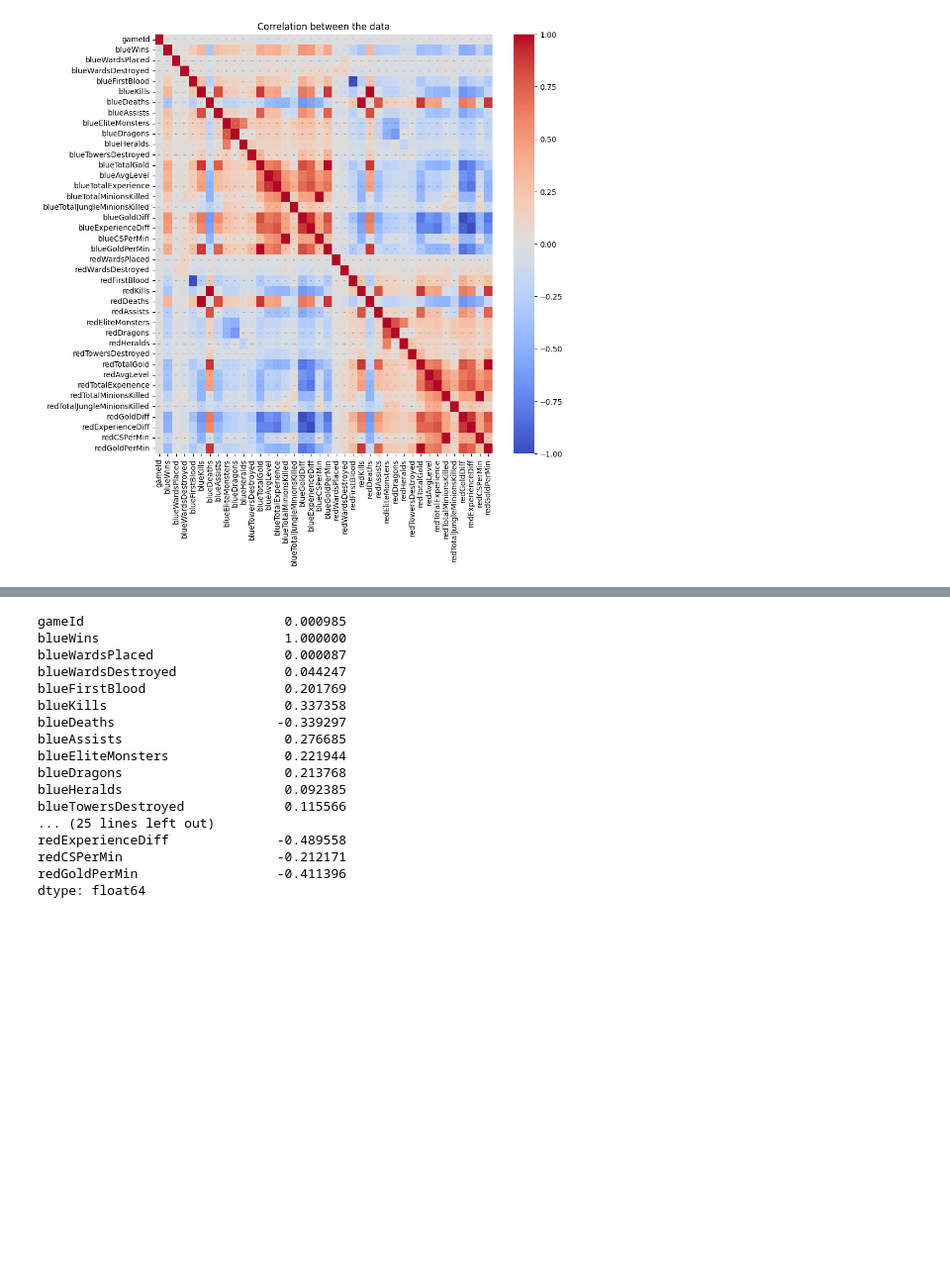
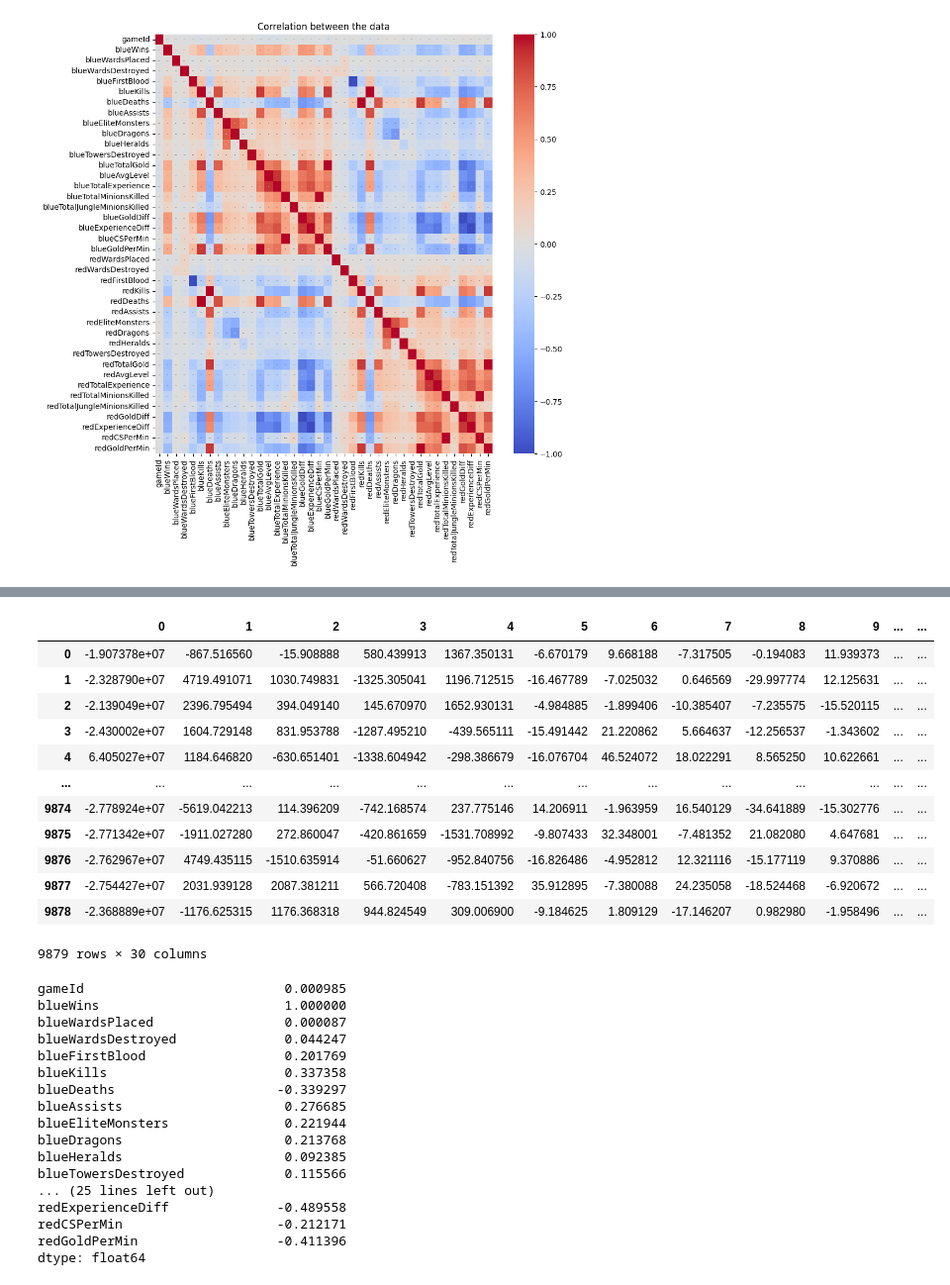
Before and after one commit to minzy213/skkukdt_minzy, a Jupyter notebook: diamond/high_diamond_ranked_10min.ipynb, the cells around one changed output, grey strips where cells are left out. Shown: that part at 99% size. Cells and saved outputs as stored; diff of their text form; code cells hidden in the pictures; blank space fills up the shorter version.

```diff
--- a/diamond/high_diamond_ranked_10min.ipynb
+++ b/diamond/high_diamond_ranked_10min.ipynb
@@ -145,3 +97,19 @@ Warning: Total number of columns (40) exceeds max_columns (20) limiting to first
+# %%
+pd.DataFrame(digits_pca)
+# %% [output]
+|  | 0 | 1 | 2 | 3 | 4 | 5 | 6 | 7 | 8 | 9 | ... | ... |
+| 0 | -1.907378e+07 | -867.516560 | -15.908888 | 580.439913 | 1367.350131 | -6.670179 | 9.668188 | -7.317505 | -0.194083 | 11.939373 | ... | ... |
+| 1 | -2.328790e+07 | 4719.491071 | 1030.749831 | -1325.305041 | 1196.712515 | -16.467789 | -7.025032 | 0.646569 | -29.997774 | 12.125631 | ... | ... |
+| 2 | -2.139049e+07 | 2396.795494 | 394.049140 | 145.670970 | 1652.930131 | -4.984885 | -1.899406 | -10.385407 | -7.235575 | -15.520115 | ... | ... |
+| 3 | -2.430002e+07 | 1604.729148 | 831.953788 | -1287.495210 | -439.565111 | -15.491442 | 21.220862 | 5.664637 | -12.256537 | -1.343602 | ... | ... |
+| 4 | 6.405027e+07 | 1184.646820 | -630.651401 | -1338.604942 | -298.386679 | -16.076704 | 46.524072 | 18.022291 | 8.565250 | 10.622661 | ... | ... |
+| ... | ... | ... | ... | ... | ... | ... | ... | ... | ... | ... | ... | ... |
+| 9874 | -2.778924e+07 | -5619.042213 | 114.396209 | -742.168574 | 237.775146 | 14.206911 | -1.963959 | 16.540129 | -34.641889 | -15.302776 | ... | ... |
+| 9875 | -2.771342e+07 | -1911.027280 | 272.860047 | -420.861659 | -1531.708992 | -9.807433 | 32.348001 | -7.481352 | 21.082080 | 4.647681 | ... | ... |
+| 9876 | -2.762967e+07 | 4749.435115 | -1510.635914 | -51.660627 | -952.840756 | -16.826486 | -4.952812 | 12.321116 | -15.177119 | 9.370886 | ... | ... |
+| 9877 | -2.754427e+07 | 2031.939128 | 2087.381211 | 566.720408 | -783.151392 | 35.912895 | -7.380088 | 24.235058 | -18.524468 | -6.920672 | ... | ... |
+| 9878 | -2.368889e+07 | -1176.625315 | 1176.368318 | 944.824549 | 309.006900 | -9.184625 | 1.809129 | -17.146207 | 0.982980 | -1.958496 | ... | ... |
+9879 rows × 30 columns
 # %%
 diamond.corrwith(diamond.blueWins)
 # 와드와는 큰 상관관계가 없고, KDA, 골드차이와 경험치 차이와 상관관계가 크다.
```
Also changed, not shown: parts of 17 cells of this notebook, 1 other file.
